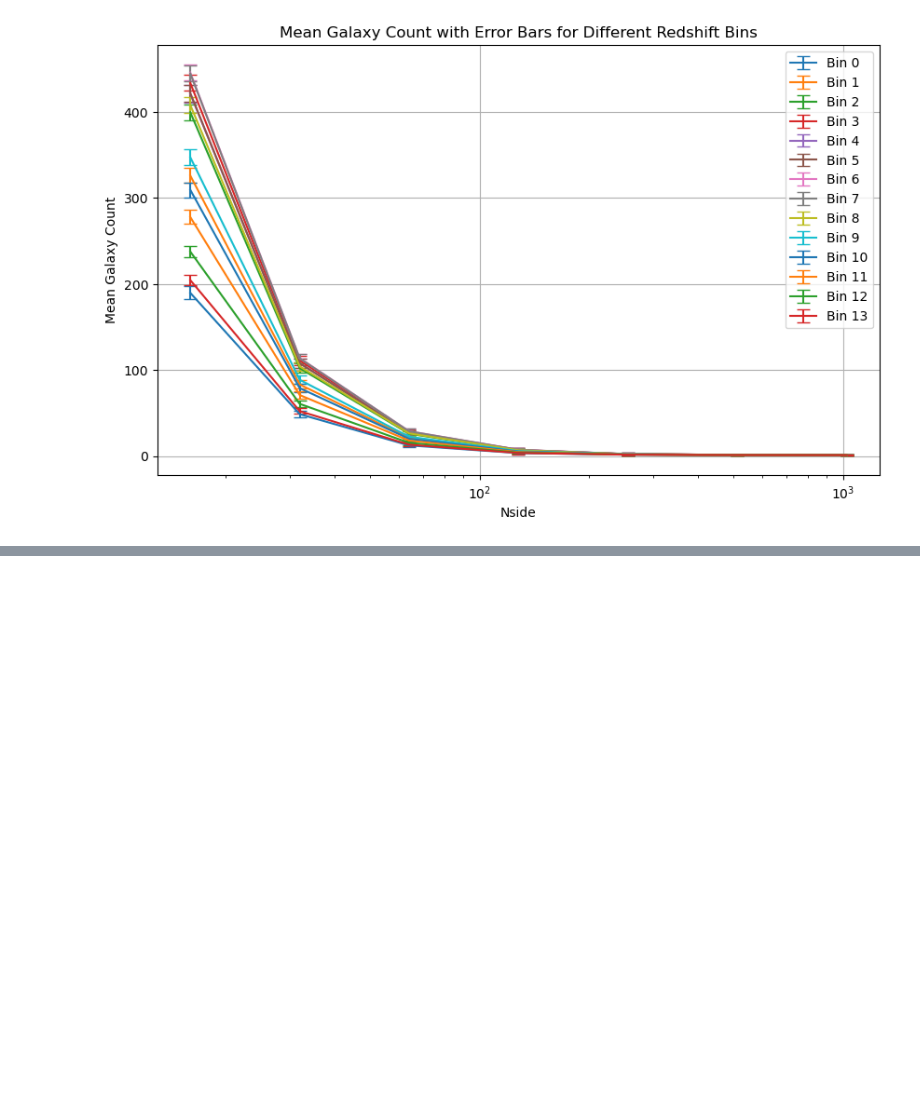
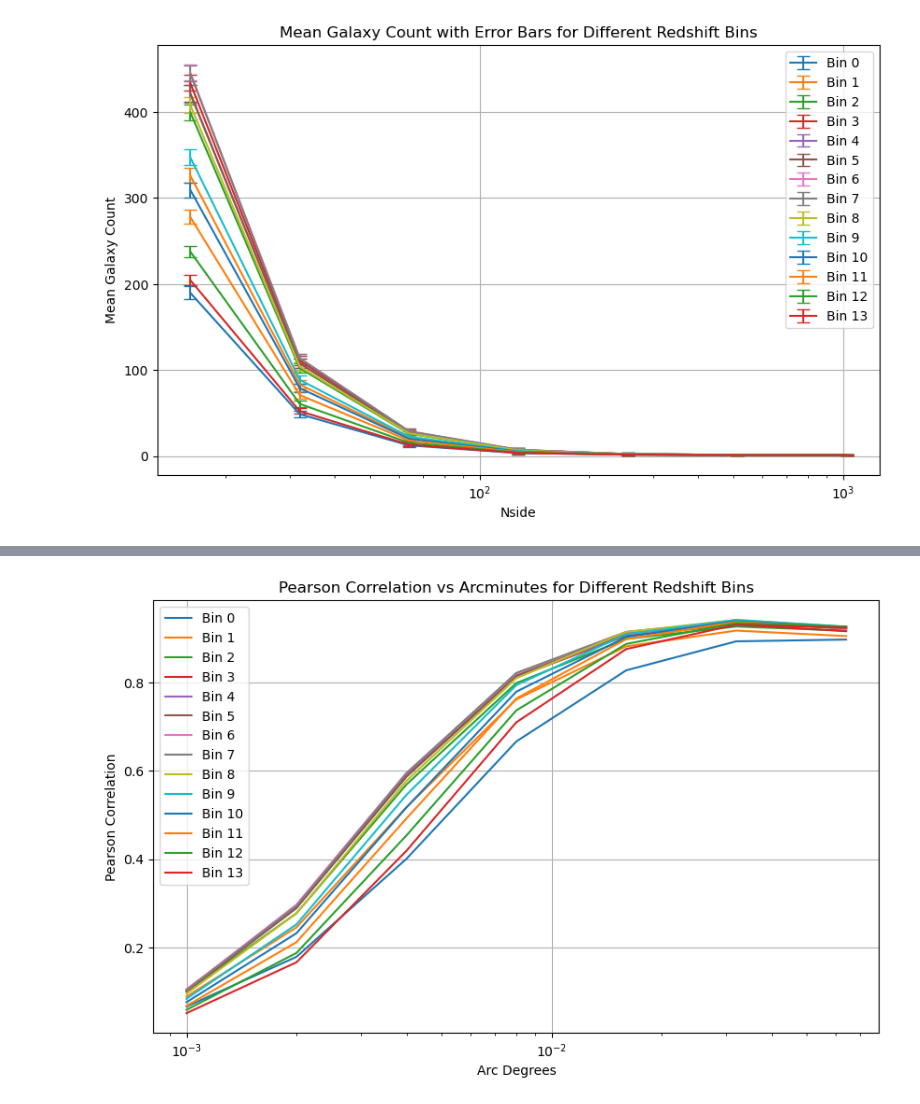
Before and after one commit to Rintaro0406/inlabru_nbody, a Jupyter notebook: notebooks/micecat2_data_Pearson_correl_coeff.ipynb, the cells around one changed output, grey strips where cells are left out. Cells and saved outputs as stored; diff of their text form; code cells hidden in the pictures; blank space fills up the shorter version.

Commit message:
Pearson correlation coefficient in arc degree

```diff
--- a/notebooks/micecat2_data_Pearson_correl_coeff.ipynb
+++ b/notebooks/micecat2_data_Pearson_correl_coeff.ipynb
@@ -297,0 +298,16 @@ Calculating for bin: 13
+# %%
+arcmins = [hp.nside2resol(nside) for nside in nsides]
+
+plt.figure(figsize=(10, 6))
+for bin_num in range(num_bins):
+    plt.plot(arcmins, correlations[:, bin_num], label=f'Bin {bin_num}')
+
+plt.xlabel('Arc Degrees')
+plt.ylabel('Pearson Correlation')
+plt.title('Pearson Correlation vs Arcminutes for Different Redshift Bins')
+plt.legend()
+plt.grid(True)
+plt.xscale('log')
+plt.show()
+# %% [output]
+[figure, added]
```
Also changed, not shown: parts of 1 cell of this notebook.
